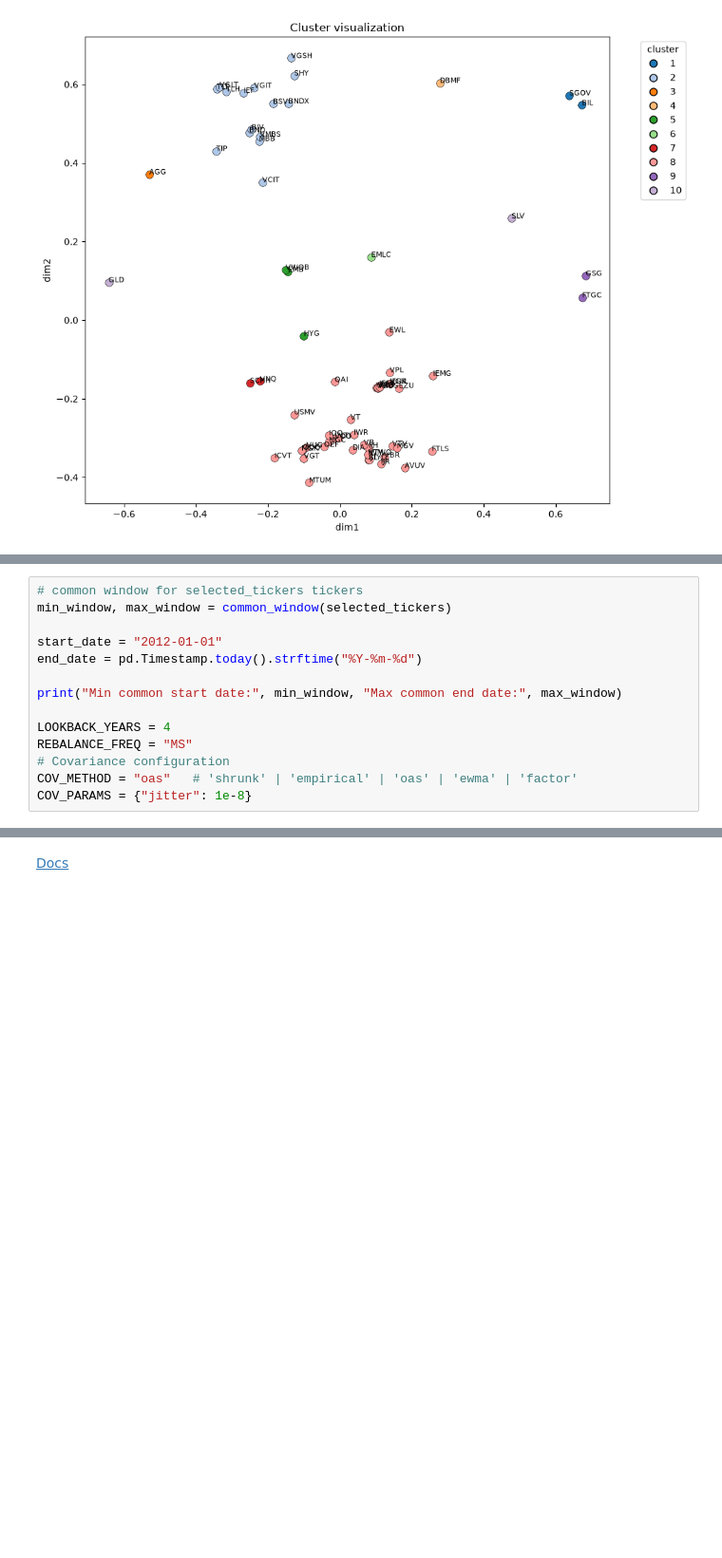
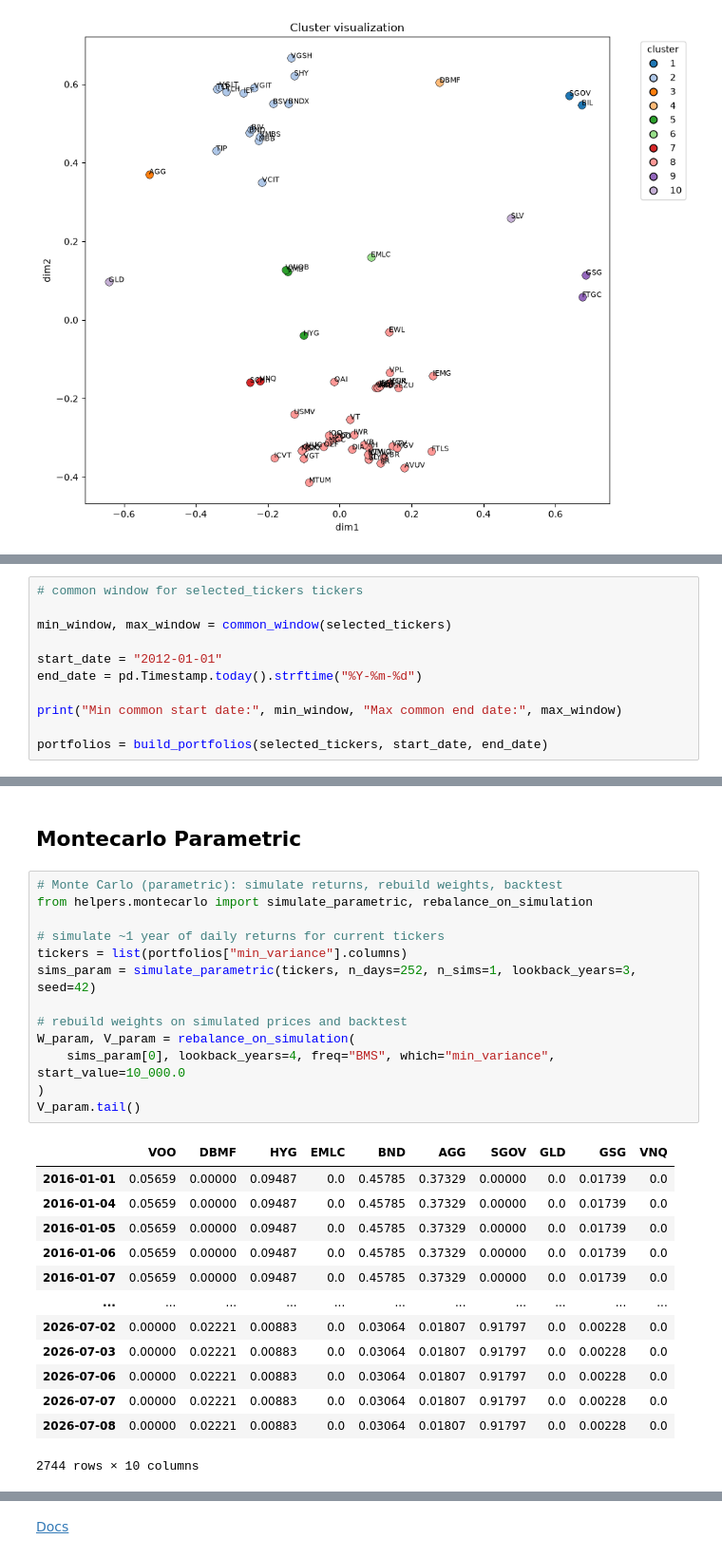
Before and after one commit to giacomomaggiore/leverage-ib-api, a Jupyter notebook: main.ipynb, the cells around one changed output, grey strips where cells are left out. Shown at 95% size. Cells and saved outputs as stored; diff of their text form; blank space fills up the shorter version.

Commit message:
added backtest and montecarlo

```diff
--- a/main.ipynb
+++ b/main.ipynb
@@ -35,5 +36,6 @@ Found 68 tickers across 10 clusters
 # %%
 # common window for selected_tickers tickers
+
 min_window, max_window = common_window(selected_tickers)
 
 start_date = "2012-01-01"
@@ -41,9 +43,5 @@ end_date = pd.Timestamp.today().strftime("%Y-%m-%d")
 
 print("Min common start date:", min_window, "Max common end date:", max_window)
 
-LOOKBACK_YEARS = 4
-REBALANCE_FREQ = "MS"
-# Covariance configuration
-COV_METHOD = "oas"   # 'shrunk' | 'empirical' | 'oas' | 'ewma' | 'factor'
-COV_PARAMS = {"jitter": 1e-8}
+portfolios = build_portfolios(selected_tickers, start_date, end_date)
 # %% [output]
@@ -50,0 +102,29 @@ Min common start date: 2020-06-01 00:00:00 Max common end date: 2026-07-07 00:00
+# %% [markdown]
+## Montecarlo Parametric
+# %%
+# Monte Carlo (parametric): simulate returns, rebuild weights, backtest
+from helpers.montecarlo import simulate_parametric, rebalance_on_simulation
+
+# simulate ~1 year of daily returns for current tickers
+tickers = list(portfolios["min_variance"].columns)
+sims_param = simulate_parametric(tickers, n_days=252, n_sims=1, lookback_years=3, seed=42)
+
+# rebuild weights on simulated prices and backtest
+W_param, V_param = rebalance_on_simulation(
+    sims_param[0], lookback_years=4, freq="BMS", which="min_variance", start_value=10_000.0
+)
+V_param.tail()
+# %% [output]
+|  | VOO | DBMF | HYG | EMLC | BND | AGG | SGOV | GLD | GSG | VNQ |
+| 2016-01-01 | 0.05659 | 0.00000 | 0.09487 | 0.0 | 0.45785 | 0.37329 | 0.00000 | 0.0 | 0.01739 | 0.0 |
+| 2016-01-04 | 0.05659 | 0.00000 | 0.09487 | 0.0 | 0.45785 | 0.37329 | 0.00000 | 0.0 | 0.01739 | 0.0 |
+| 2016-01-05 | 0.05659 | 0.00000 | 0.09487 | 0.0 | 0.45785 | 0.37329 | 0.00000 | 0.0 | 0.01739 | 0.0 |
+| 2016-01-06 | 0.05659 | 0.00000 | 0.09487 | 0.0 | 0.45785 | 0.37329 | 0.00000 | 0.0 | 0.01739 | 0.0 |
+| 2016-01-07 | 0.05659 | 0.00000 | 0.09487 | 0.0 | 0.45785 | 0.37329 | 0.00000 | 0.0 | 0.01739 | 0.0 |
+| ... | ... | ... | ... | ... | ... | ... | ... | ... | ... | ... |
+| 2026-07-02 | 0.00000 | 0.02221 | 0.00883 | 0.0 | 0.03064 | 0.01807 | 0.91797 | 0.0 | 0.00228 | 0.0 |
+| 2026-07-03 | 0.00000 | 0.02221 | 0.00883 | 0.0 | 0.03064 | 0.01807 | 0.91797 | 0.0 | 0.00228 | 0.0 |
+| 2026-07-06 | 0.00000 | 0.02221 | 0.00883 | 0.0 | 0.03064 | 0.01807 | 0.91797 | 0.0 | 0.00228 | 0.0 |
+| 2026-07-07 | 0.00000 | 0.02221 | 0.00883 | 0.0 | 0.03064 | 0.01807 | 0.91797 | 0.0 | 0.00228 | 0.0 |
+| 2026-07-08 | 0.00000 | 0.02221 | 0.00883 | 0.0 | 0.03064 | 0.01807 | 0.91797 | 0.0 | 0.00228 | 0.0 |
+2744 rows × 10 columns
```
Also changed, not shown: parts of 10 cells of this notebook, 20 other files.
